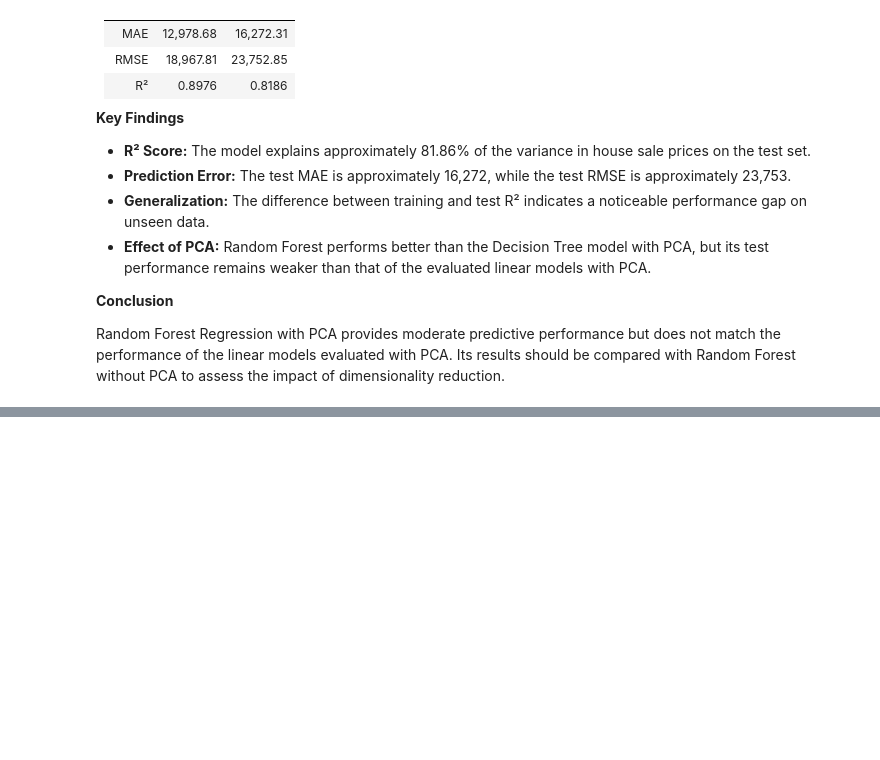
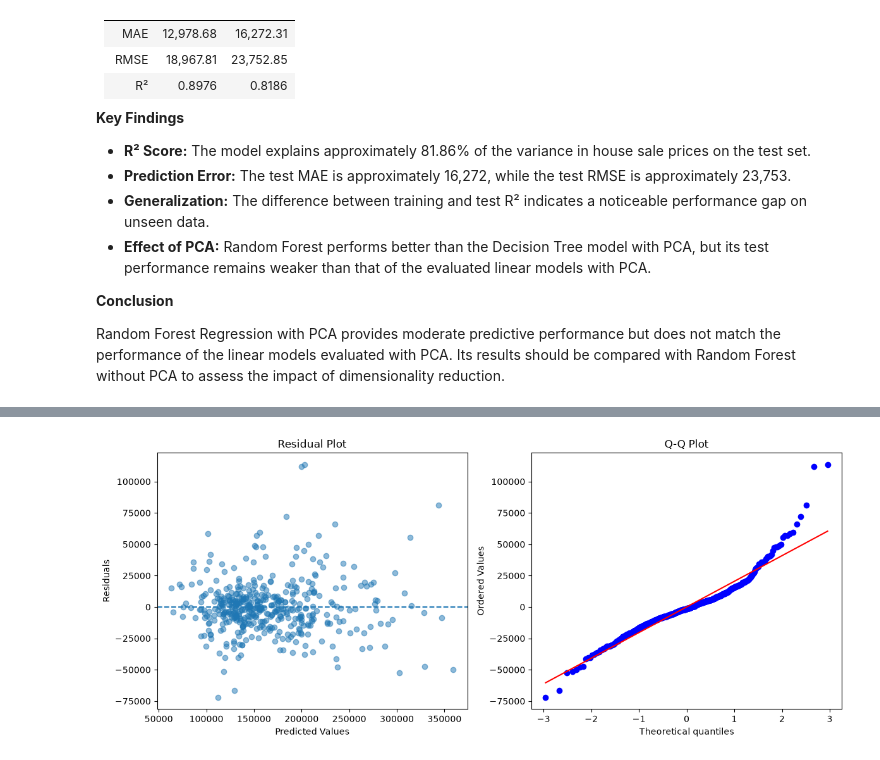
Before and after one commit to Mohamadzf23/ames-housing-price-prediction, a Jupyter notebook: src/ames_housing_price_prediction.ipynb, the cells around one changed output, grey strips where cells are left out. Cells and saved outputs as stored; diff of their text form; code cells hidden in the pictures; blank space fills up the shorter version.

Commit message:
Evaluate Gradient Boosting with PCA

```diff
--- a/src/ames_housing_price_prediction.ipynb
+++ b/src/ames_housing_price_prediction.ipynb
@@ -3191,0 +3196,13 @@ Random Forest Regression with PCA provides moderate predictive performance but d
+# %%
+gb_pipline = Pipeline([
+    ('scale', StandardScaler()),
+    ('pca', PCA(n_components=0.95)),
+    ('model', GradientBoostingRegressor(
+                    n_estimators=100,
+                    learning_rate=0.1,
+                    max_depth=3,
+                    random_state=42
+))
+])
+
+gb_pipline.fit(X_train, y_train)
@@ -3191,0 +3234,4 @@ Random Forest Regression with PCA provides moderate predictive performance but d
+# %%
+plot_residuals_qq(gb_pipline, X_test, y_test)
+# %% [output]
+[figure, added]
```
Also changed, not shown: parts of 6 cells of this notebook.
